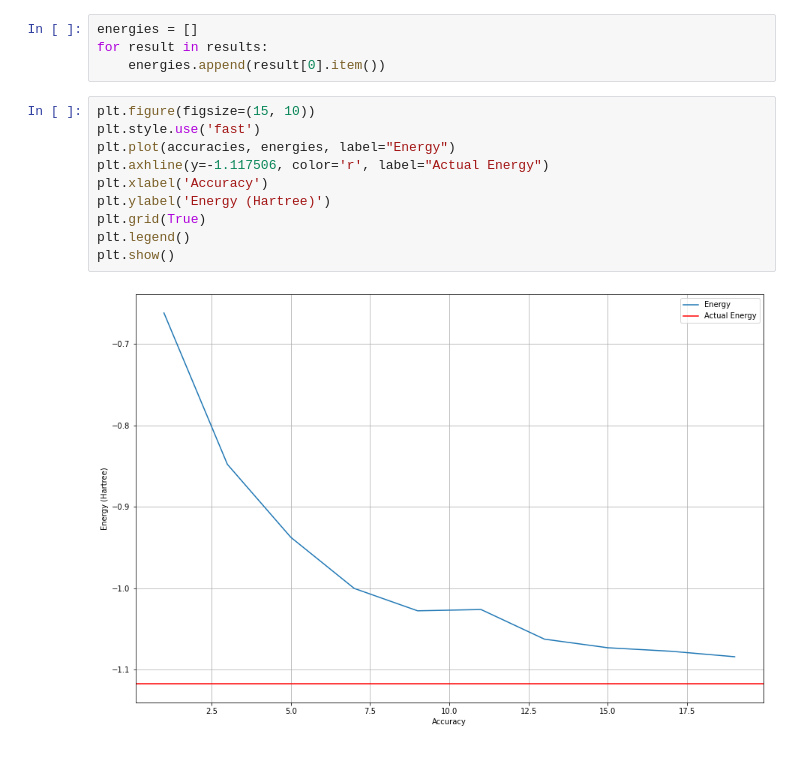
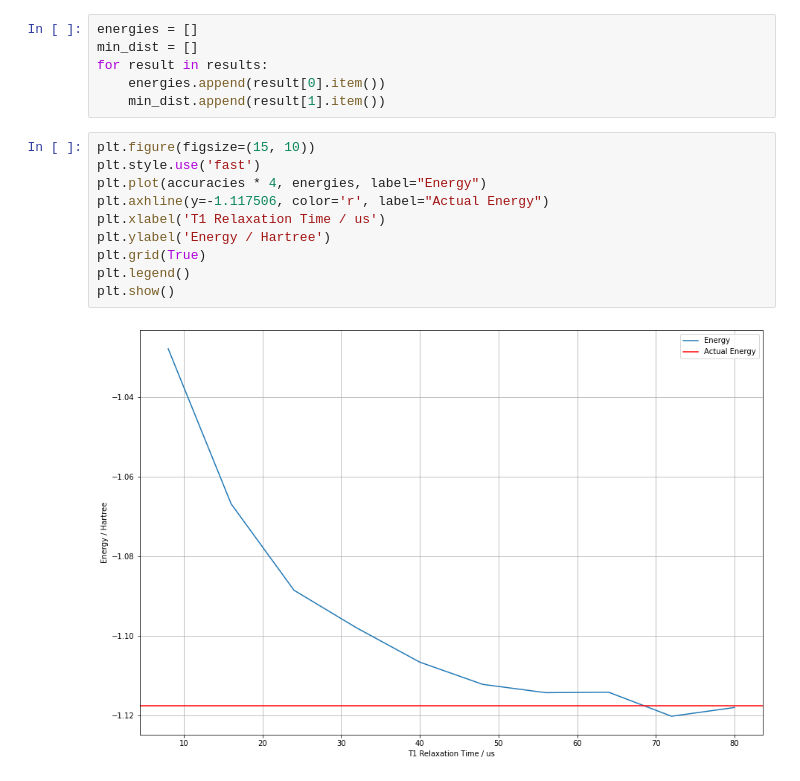
Before and after one commit to TheTrustyPwo/Hydrogen, a Jupyter notebook: test.ipynb, the cells around one changed output. Drawn from its saved outputs; the diff is of its cells as text.

```diff
--- a/test.ipynb
+++ b/test.ipynb
@@ -127,17 +121,19 @@ for accuracy in tqdm(accuracies, desc="Evaluating simulation"):
     results.append(calculator.minimum())
 # %%
 energies = []
+min_dist = []
 for result in results:
     energies.append(result[0].item())
+    min_dist.append(result[1].item())
 # %%
 plt.figure(figsize=(15, 10))
 plt.style.use('fast')
-plt.plot(accuracies, energies, label="Energy")
+plt.plot(accuracies * 4, energies, label="Energy")
 plt.axhline(y=-1.117506, color='r', label="Actual Energy")
-plt.xlabel('Accuracy')
-plt.ylabel('Energy (Hartree)')
+plt.xlabel('T1 Relaxation Time / us')
+plt.ylabel('Energy / Hartree')
 plt.grid(True)
 plt.legend()
 plt.show()
 # %% [output]
-[figure, old version]
+[figure, new version]
```
Also changed, not shown: parts of 2 cells of this notebook, 8 other files.
